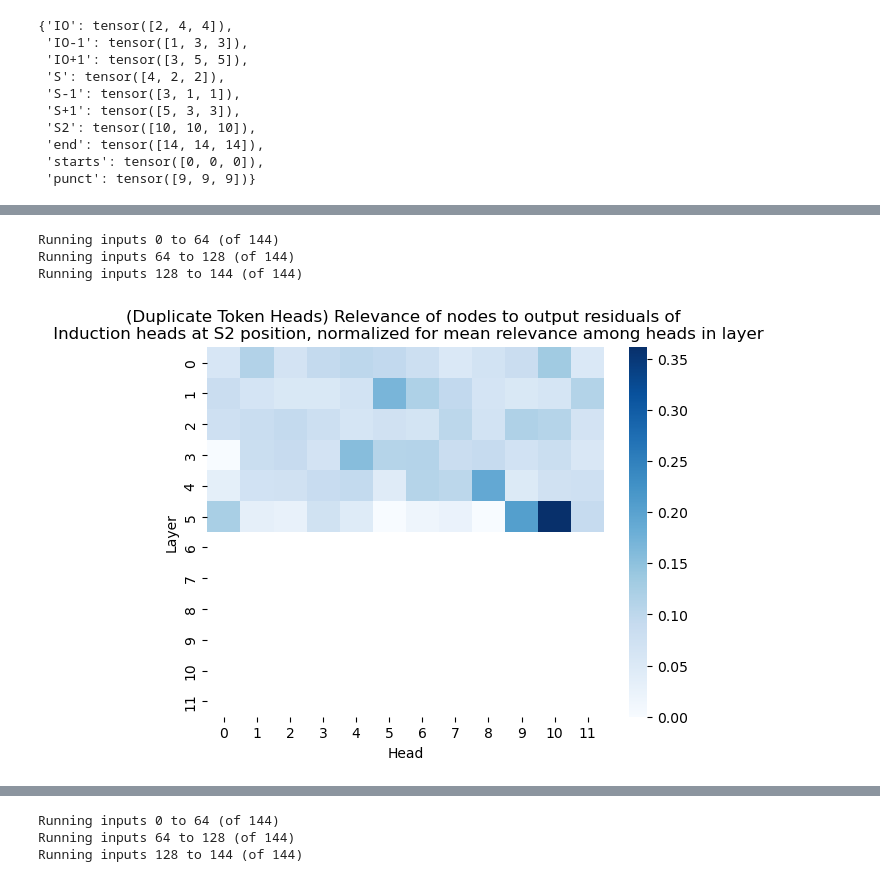
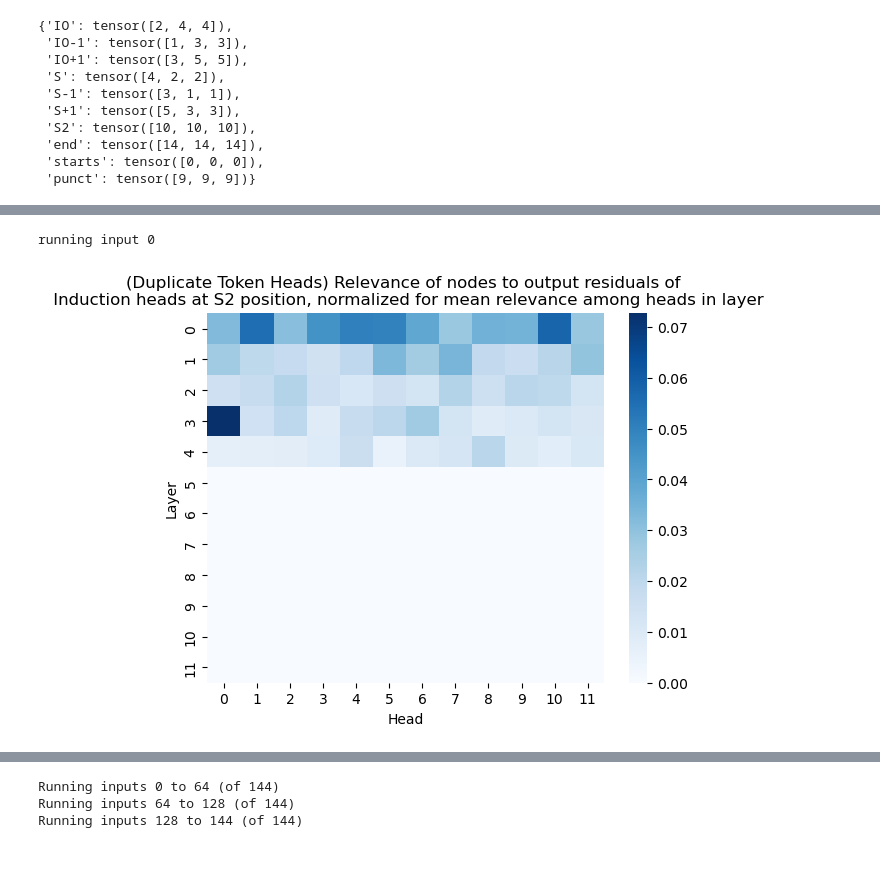
Before and after one commit to adelaidehsu/CD_Circuit, a Jupyter notebook: notebooks/GPT_sanity_checks.ipynb, the cells around one changed output, grey strips where cells are left out. Cells and saved outputs as stored; diff of their text form; code cells hidden in the pictures.

```diff
--- a/notebooks/GPT_sanity_checks.ipynb
+++ b/notebooks/GPT_sanity_checks.ipynb
@@ -1028,7 +1017,7 @@ ioi_dataset.word_idx
  'punct': tensor([9, 9, 9])}
 # %%
 s2_pos = ioi_dataset.word_idx['S2'][0]
-target_nodes = [Node(8, 14, 10), Node(8, 14, 6), Node(7, 14, 9), Node(7, 14, 3), Node(5, 14, 10)] # here we assume that we only ever tried to ablate one node at once; our method doesn't handle anything else
+target_nodes = [Node(8, 14, 10), Node(7, 14, 9), Node(7, 14, 3)] # here we assume that we only ever tried to ablate one node at once; our method doesn't handle anything else
 
 ranges = [
         [layer for layer in range(12)],
@@ -1098,7 +1085,7 @@ Result = collections.namedtuple('Result', ('ablation_set', 'score'))
 results = []
 for layer_idx in range(12):
     for head_idx in range(12):
-        results.append(Result(Node(layer_idx, ioi_dataset.word_idx['S2'][0], head_idx), normalized_relevances[layer_idx, head_idx]))
+        results.append(Result(Node(layer_idx, ioi_dataset.word_idx['S2'][0], head_idx), relevances[layer_idx, head_idx]))
 
 results.sort(key=operator.attrgetter('score'), reverse=True)
 for result in results[:20]:
@@ -1128,6 +1115,6 @@ Result(ablation_set=Node(layer_idx=2, sequence_idx=tensor(10), attn_head_idx=7),
 # %%
 s2_pos = ioi_dataset.word_idx['S2'][0]
-target_nodes = [Node(5, s2_pos, 5), Node(5, s2_pos, 8), Node(3, s2_pos, 0), Node(6, s2_pos, 6)] # here we assume that we only ever tried to ablate one node at once; our method doesn't handle anything else
+target_nodes = [Node(5, s2_pos, 5), Node(5, s2_pos, 8), Node(5, s2_pos, 9)] # here we assume that we only ever tried to ablate one node at once; our method doesn't handle anything else
 
 ranges = [
         [layer for layer in range(12)],
@@ -1139,40 +1126,39 @@ ranges = [
 source_nodes = [Node(*x) for x in itertools.product(*ranges)]
 ablation_sets = [(n,) for n in source_nodes]
 
 _, _, _, pre_layer_activations = prop_GPT(encoding_idxs[0:1, :], extended_attention_mask, model, [ablation_sets[0]], target_nodes=target_nodes, device=device, mean_acts=mean_acts, set_irrel_to_mean=False)
 
 prop_fn = lambda ablation_list: prop_GPT(encoding_idxs[0:1, :], extended_attention_mask, model, ablation_list, target_nodes=target_nodes, device=device, mean_acts=mean_acts, set_irrel_to_mean=True, cached_pre_layer_acts=pre_layer_activations)
 _, target_decomps = batch_run(prop_fn, ablation_sets)
 relevances = np.zeros((12, 12))
 
 for layer_idx in range(12):
     for head_idx in range(12):
         score = 0
         target_decomp = target_decomps[12 * layer_idx + head_idx]
 
         for i in range(len(target_decomp.target_nodes)):
             rels_magnitude = torch.mean(abs(target_decomp.rels[i])) # np.mean if you are on cpu
             irrels_magnitude = torch.mean(abs(target_decomp.irrels[i])) # np.mean if you are on cpu
             target_node_score = rels_magnitude / (rels_magnitude + irrels_magnitude)
             score += (target_node_score)
 
         if target_decomp.ablation_set[0] in target_nodes:
             score = 0
         relevances[layer_idx, head_idx] = score
-sums_per_layer = np.sum(relevances, axis=1)
-normalized_relevances = relevances / np.expand_dims(sums_per_layer, 1)
+# sums_per_layer = np.sum(relevances, axis=1)
+# normalized_relevances = relevances / np.expand_dims(sums_per_layer, 1)
 
-s = sns.heatmap(normalized_relevances, xticklabels = range(12), yticklabels = range(12), cmap='Blues', cbar_kws={'label': ''})
+# s = sns.heatmap(normalized_relevances, xticklabels = range(12), yticklabels = range(12), cmap='Blues', cbar_kws={'label': ''})
+s = sns.heatmap(relevances, xticklabels = range(12), yticklabels = range(12), cmap='Blues', cbar_kws={'label': ''})
 s.set(xlabel='Head', ylabel='Layer')
 #token = ioi_dataset.tokenized_prompts[0].split('|')[seq_idx]
 plt.title("(Duplicate Token Heads) Relevance of nodes to output residuals of \n Induction heads at S2 position, normalized for mean relevance among heads in layer")
 # (2, 2), (4, 11)
 plt.show()
 # %% [output]
-Running inputs 0 to 64 (of 144)
-Running inputs 64 to 128 (of 144)
-Running inputs 128 to 144 (of 144)
+running input 0
-[figure, old version]
+[figure, new version]
 # %%
 Result = collections.namedtuple('Result', ('ablation_set', 'score'))
 results = []
```
Also changed, not shown: parts of 16 cells of this notebook, 5 other files.
